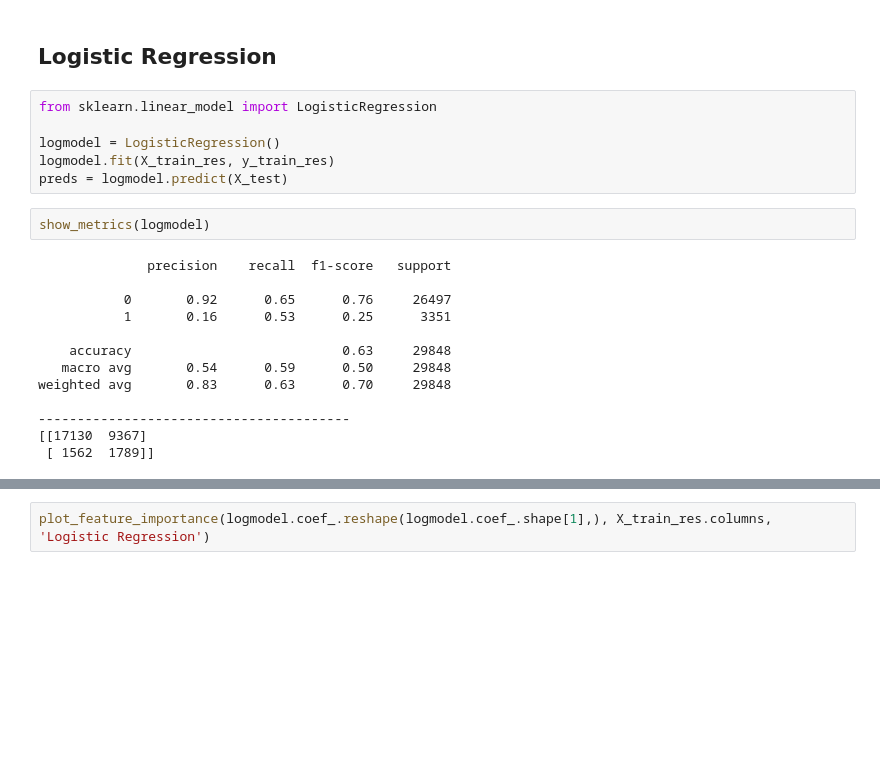
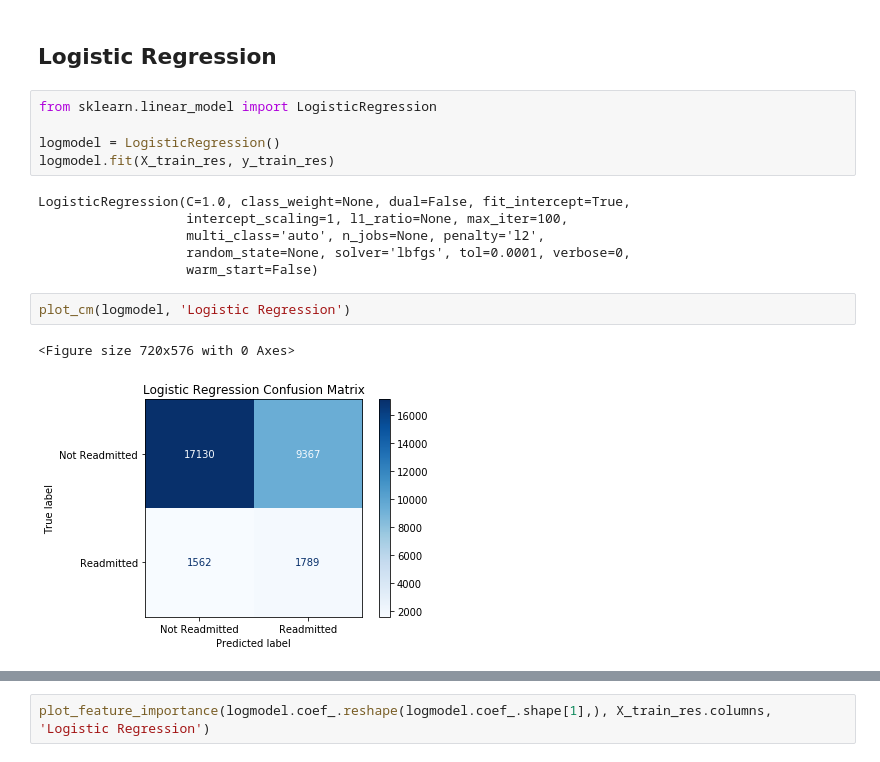
Before and after one commit to rchoi2/Diabetes-Readmission-Classifier, a Jupyter notebook: Diabetes_Classification_EDA.ipynb, the cells around one changed output, grey strips where cells are left out. Cells and saved outputs as stored; diff of their text form; blank space fills up the shorter version.

```diff
--- a/Diabetes_Classification_EDA.ipynb
+++ b/Diabetes_Classification_EDA.ipynb
@@ -392,20 +424,15 @@ from sklearn.linear_model import LogisticRegression
 
 logmodel = LogisticRegression()
 logmodel.fit(X_train_res, y_train_res)
-preds = logmodel.predict(X_test)
+# %% [output]
+LogisticRegression(C=1.0, class_weight=None, dual=False, fit_intercept=True,
+                   intercept_scaling=1, l1_ratio=None, max_iter=100,
+                   multi_class='auto', n_jobs=None, penalty='l2',
+                   random_state=None, solver='lbfgs', tol=0.0001, verbose=0,
+                   warm_start=False)
-# %%
-show_metrics(logmodel)
-# %% [output]
-              precision    recall  f1-score   support
-
-           0       0.92      0.65      0.76     26497
-           1       0.16      0.53      0.25      3351
-
-    accuracy                           0.63     29848
-   macro avg       0.54      0.59      0.50     29848
-weighted avg       0.83      0.63      0.70     29848
-
-----------------------------------------
-[[17130  9367]
- [ 1562  1789]]
+# %%
+plot_cm(logmodel, 'Logistic Regression')
+# %% [output]
+<Figure size 720x576 with 0 Axes>
+[figure, added]
 # %%
```
Also changed, not shown: parts of 32 cells of this notebook.
